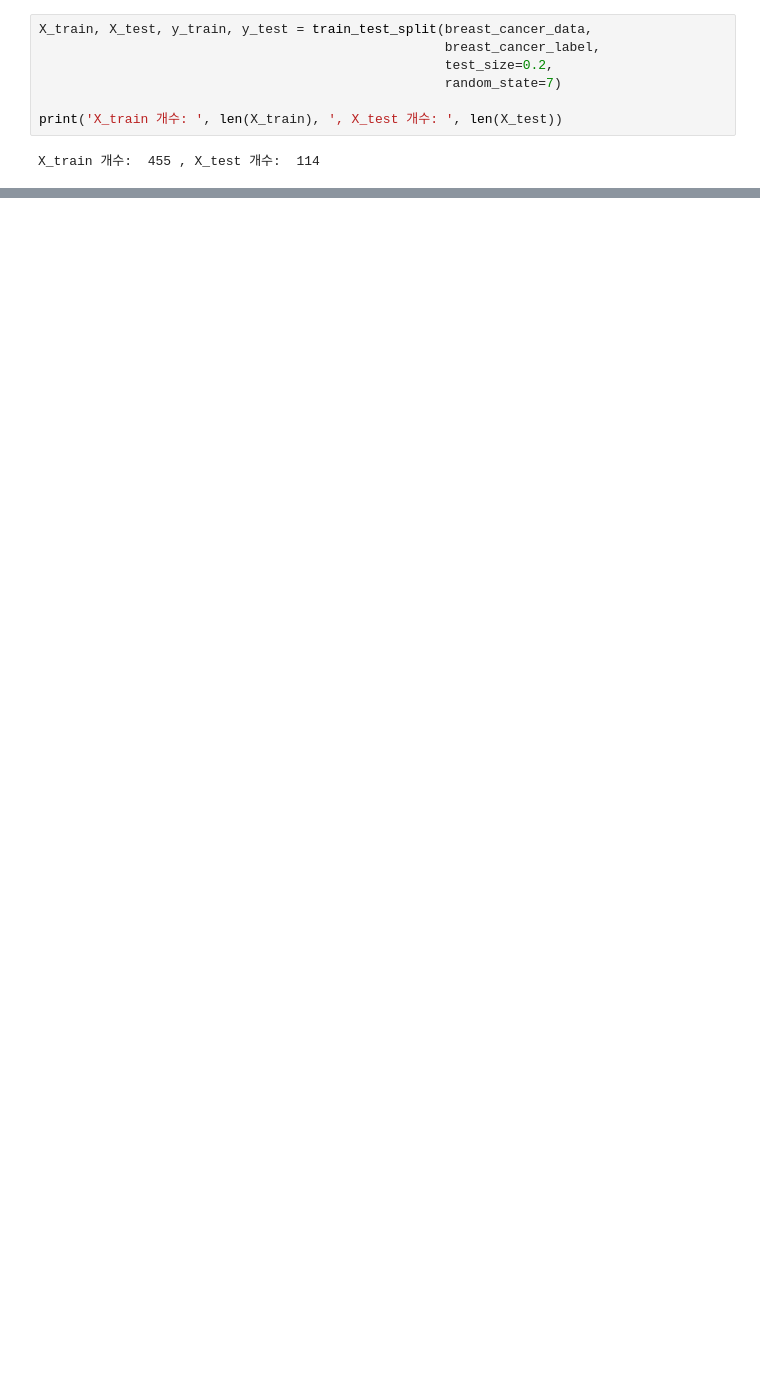
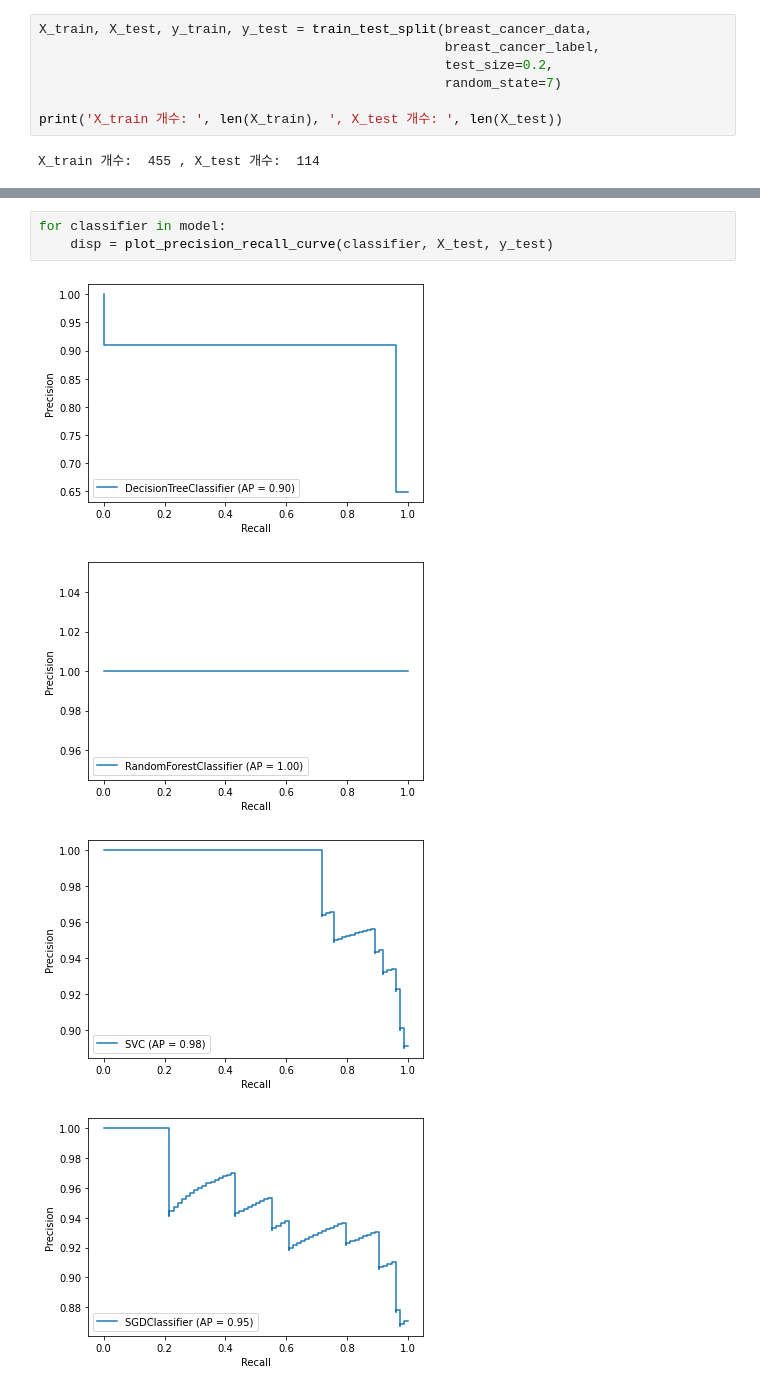
Before and after one commit to babeebird/AIFFEL_Exploration, a Jupyter notebook: E2_Scikit_Classifier/Scikit_breast_cancel_Classifier.ipynb, the cells around one changed output, grey strips where cells are left out. Cells and saved outputs as stored; diff of their text form; blank space fills up the shorter version.

```diff
--- a/E2_Scikit_Classifier/Scikit_breast_cancel_Classifier.ipynb
+++ b/E2_Scikit_Classifier/Scikit_breast_cancel_Classifier.ipynb
@@ -267,0 +317,8 @@ Please also refer to the documentation for alternative solver options:
+# %%
+for classifier in model:
+    disp = plot_precision_recall_curve(classifier, X_test, y_test)
+# %% [output]
+[figure, added]
+[figure, added]
+[figure, added]
+[figure, added]
```
Also changed, not shown: parts of 34 cells of this notebook, 3 other files.
